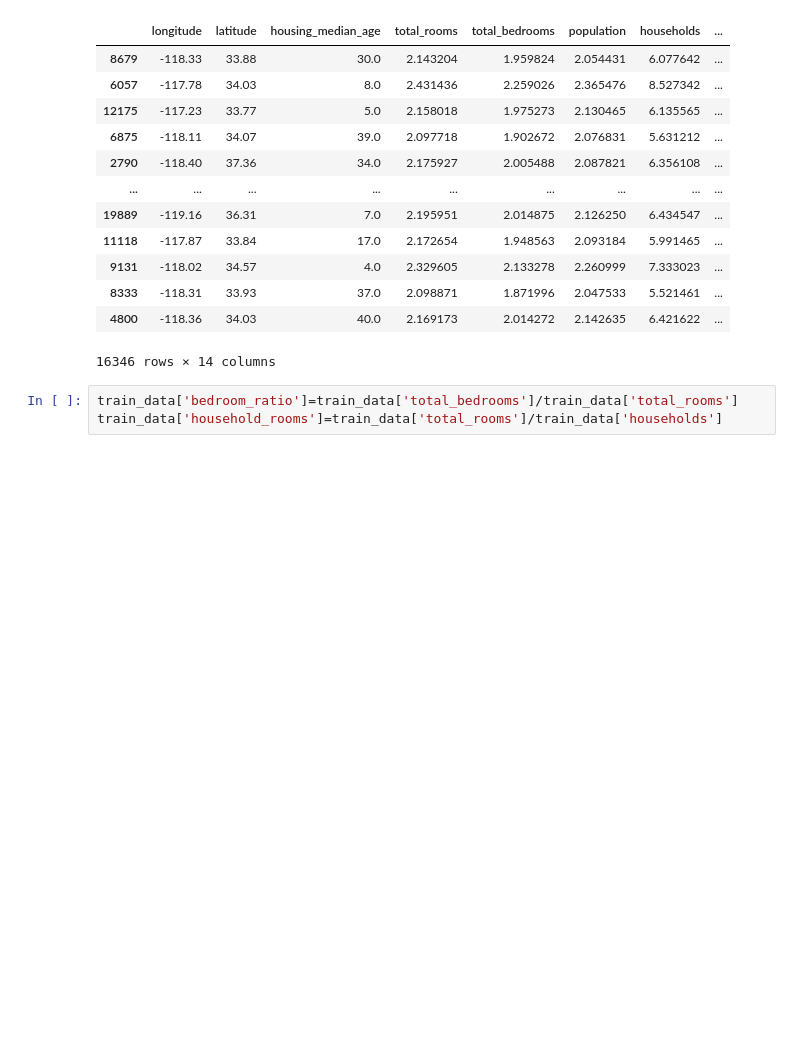
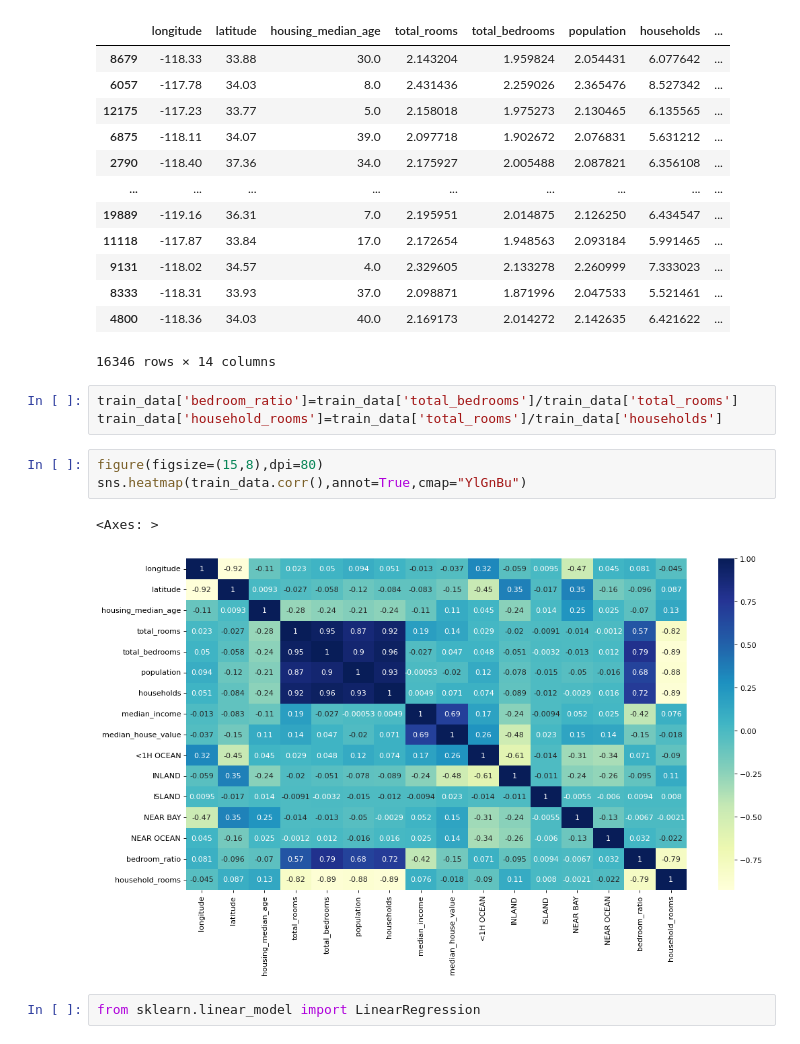
Before and after one commit to Prakhar19999/House_Pricing_Prediction, a Jupyter notebook: HousePrediction.ipynb, the cells around one changed output. Saved outputs shown, nothing was run; the diff lists cells and outputs as text; blank space fills up the shorter version.

```diff
--- a/HousePrediction.ipynb
+++ b/HousePrediction.ipynb
@@ -470,3 +470,11 @@ train_data
 # %%
 train_data['bedroom_ratio']=train_data['total_bedrooms']/train_data['total_rooms']
 train_data['household_rooms']=train_data['total_rooms']/train_data['households']
+# %%
+figure(figsize=(15,8),dpi=80)
+sns.heatmap(train_data.corr(),annot=True,cmap="YlGnBu")
+# %% [output]
+<Axes: >
+[figure, added]
+# %%
+from sklearn.linear_model import LinearRegression
```
Also changed, not shown: parts of 1 cell of this notebook.
